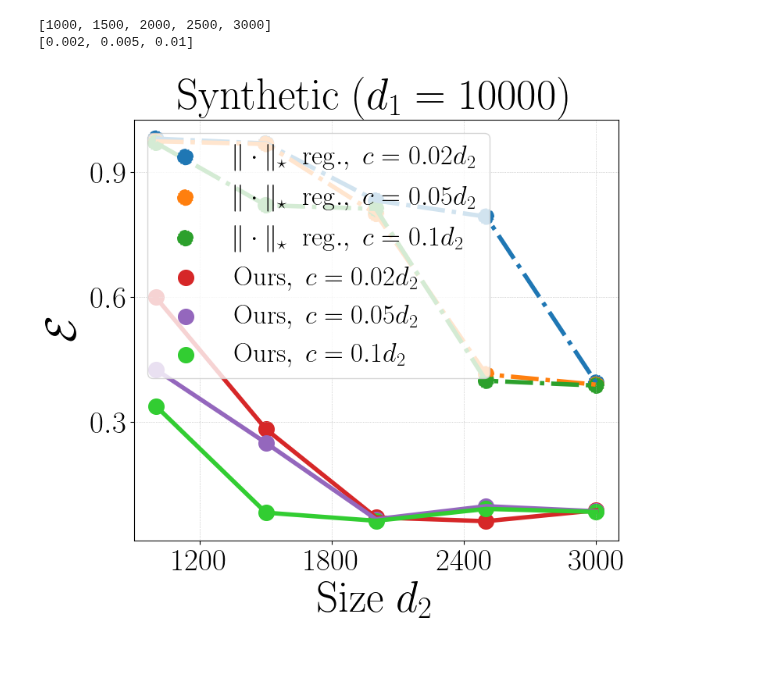
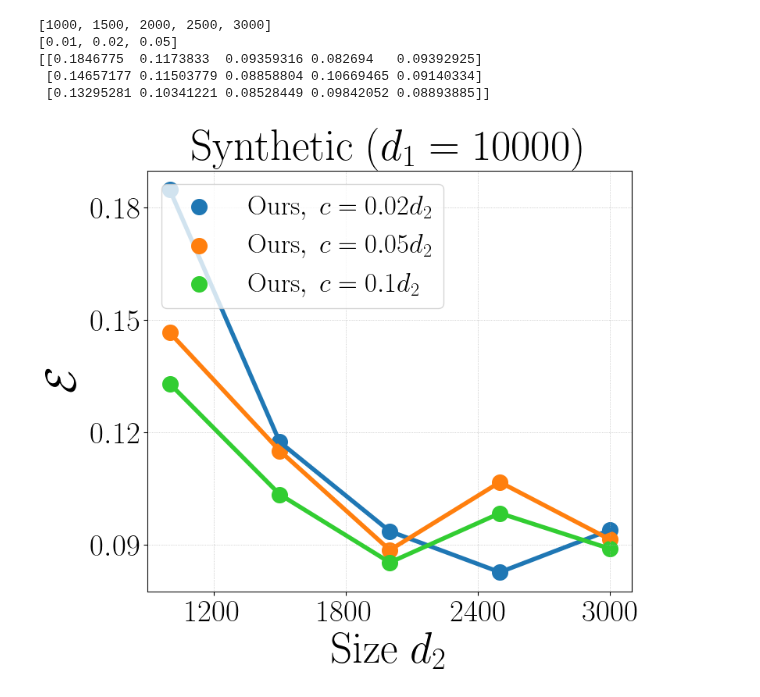
Before and after one commit to VirtuosoResearch/Matrix-completion-from-ultrasparse-samples, a Jupyter notebook: plots/sample_comp.ipynb, the cells around one changed output. Drawn from its saved outputs; the diff is of its cells as text; code cells hidden in the pictures; blank space fills up the shorter version.

Commit message:
sample complexity

```diff
--- a/plots/sample_comp.ipynb
+++ b/plots/sample_comp.ipynb
@@ -13,7 +13,7 @@ rc('font',**{'family':'sans-serif','sans-serif':['Helvetica']})
 mpl.rcParams['savefig.dpi'] = 1200
 mpl.rcParams['text.usetex'] = True  # not really needed
 # %%
-file = '../results/results_data/sample_complexity_syn_10000_1000_r10_p1e-02.pt'
+file = '../results/results_data/sample_complexity_syn_1000_1000_r10_p1e-02.pt'
 
 #results = torch.load(observed_entries_file)
 #privacy_tradeoff_results = torch.load(privacy_tradeoff_file)
@@ -23,6 +23,7 @@ title = r'$\mathrm{Synthetic}~(d_1 = 10000)$'
 #X = np.array([1000, 2000, 6000, 10000, 20000, 50000])
 X = results['d2_list']
 p_list = results['p_list']
+
 print(X)
 print(p_list)
 
@@ -49,16 +50,17 @@ plt.figure(figsize=(8,7))
 #plt.plot(X, T_prob_err_mean, lw=4, label=r"$T_{\text{prob}}$")
 #plt.plot(X, T_freq_err_mean[2], lw=4,linestyle='-.', label=r"$T_{\mathrm{freq}},~p=0.01$")
 #plt.plot(X, SVD_T_err_mean, lw=4, label=r"$\mathrm{SVD}$")
-plt.plot(X, ob2_err_mean[0], lw=4,linestyle='-.')
-plt.plot(X, ob2_err_mean[1], lw=4,linestyle='-.')
-plt.plot(X, ob2_err_mean[2], lw=4,linestyle='-.')
+#plt.plot(X, ob2_err_mean[0], lw=4,linestyle='-.')
+#plt.plot(X, ob2_err_mean[1], lw=4,linestyle='-.')
+#plt.plot(X, ob2_err_mean[2], lw=4,linestyle='-.')
+print(err_mean)
 plt.plot(X, err_mean[0], lw=4)
 plt.plot(X, err_mean[1], lw=4)
 plt.plot(X, err_mean[2], lw=4, color='limegreen')
 
-plt.scatter(X, ob2_err_mean[0], s=200,linestyle='-.', label=r"$\|\cdot\|_\star~~\mathrm{reg.},~c=0.02d_2$")
-plt.scatter(X, ob2_err_mean[1], s=200,linestyle='-.', label=r"$\|\cdot\|_\star~~\mathrm{reg.},~c=0.05d_2$")
-plt.scatter(X, ob2_err_mean[2], s=200,linestyle='-.', label=r"$\|\cdot\|_\star~~\mathrm{reg.},~c=0.1d_2$")
+#plt.scatter(X, ob2_err_mean[0], s=200,linestyle='-.', label=r"$\|\cdot\|_\star~~\mathrm{reg.},~c=0.02d_2$")
+#plt.scatter(X, ob2_err_mean[1], s=200,linestyle='-.', label=r"$\|\cdot\|_\star~~\mathrm{reg.},~c=0.05d_2$")
+#plt.scatter(X, ob2_err_mean[2], s=200,linestyle='-.', label=r"$\|\cdot\|_\star~~\mathrm{reg.},~c=0.1d_2$")
 plt.scatter(X, err_mean[0], s=200, label=r"$\mathrm{Ours},~c=0.02d_2$")
 plt.scatter(X, err_mean[1], s=200, label=r"$\mathrm{Ours},~c=0.05d_2$")
 plt.scatter(X, err_mean[2], s=200, color='limegreen', label=r"$\mathrm{Ours},~c=0.1d_2$")
@@ -69,36 +71,39 @@ plt.scatter(X, err_mean[2], s=200, color='limegreen', label=r"$\mathrm{Ours},~c=
 
 #plt.legend(fontsize=20, loc='upper center',bbox_to_anchor=(0.5, 1.4), ncol=2)
 #plt.title(title, fontsize=40, y=1.4)
 plt.title(title, fontsize=40)
 #plt.legend(fontsize=20, loc='center left',bbox_to_anchor=(1, 0.5), ncol=1)
 plt.legend(fontsize=25, loc='upper left', ncol=1)
 
 plt.xlabel(r"$\mathrm{Size}~d_2$", fontsize=40)
 plt.ylabel(r"$\mathcal{E}$", fontsize=40)
 
 plt.xticks(fontsize=28)
 plt.yticks(fontsize=28)
 #plt.yscale("log", base=10)
-#plt.ylim(,1.1)
+#plt.ylim(0,1)
 #plt.ticklabel_format(style='sci', axis='x', scilimits=(4, 4))
 #plt.gca().xaxis.get_offset_text().set_fontsize(40)
 
 plt.gca().xaxis.set_major_locator(MaxNLocator(4))
 plt.gca().yaxis.set_major_locator(MaxNLocator(4))
 plt.grid(lw=0.5, ls=":")
 #acc_str = f"best train acc: {np.array(train_acc).max():.4f}\nvalid acc: {val_acc[-1]:.4f}\nbest valid acc: {np.array(val_acc).max():.4f}\ngrokking gap: {val_converge-train_converge}"
 # plt.annotate(acc_str, xy=(0.2, 0.5), xycoords='axes fraction', fontsize=12, color='purple', ha='center')
 # add the annotation text to the overleaf file
 #plt.tight_layout()
 plot_name = f"./plots/sample_complexity_err.pdf"
 plt.savefig(plot_name, bbox_inches='tight', format="pdf", dpi=1200)
 
 plt.show()
 plt.close()
 # %% [output]
 [1000, 1500, 2000, 2500, 3000]
-[0.002, 0.005, 0.01]
+[0.01, 0.02, 0.05]
+[[0.1846775  0.1173833  0.09359316 0.082694   0.09392925]
+ [0.14657177 0.11503779 0.08858804 0.10669465 0.09140334]
+ [0.13295281 0.10341221 0.08528449 0.09842052 0.08893885]]
-[figure, old version]
+[figure, new version]
 # %%
 file = '../results/results_data/r_sample_complexity_syn_10000_1000_r30_p1e-02.pt'
 
```
Also changed, not shown: parts of 1 cell of this notebook.
